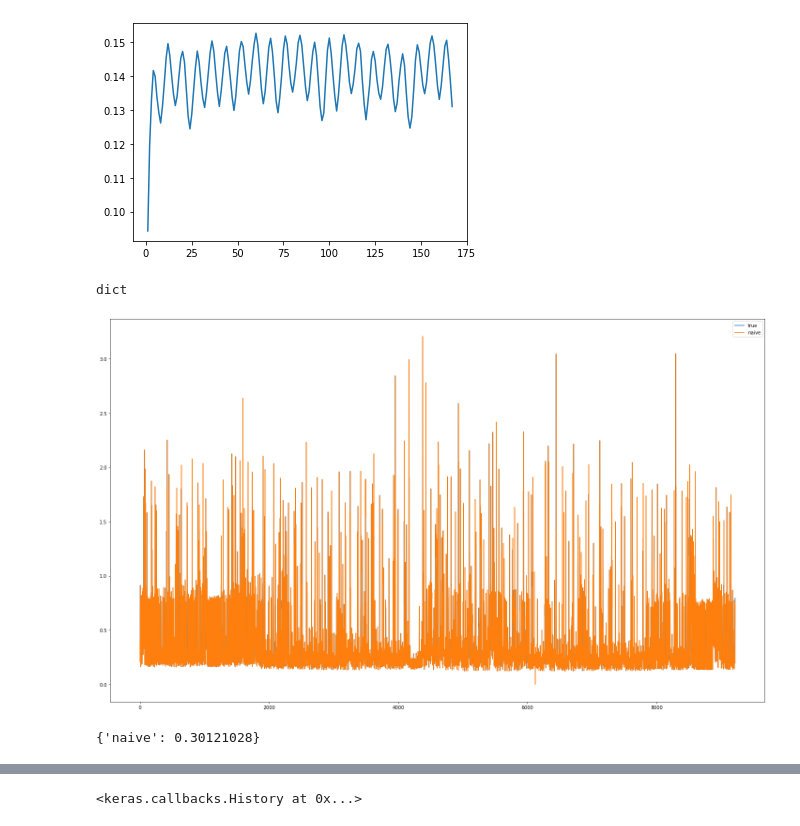
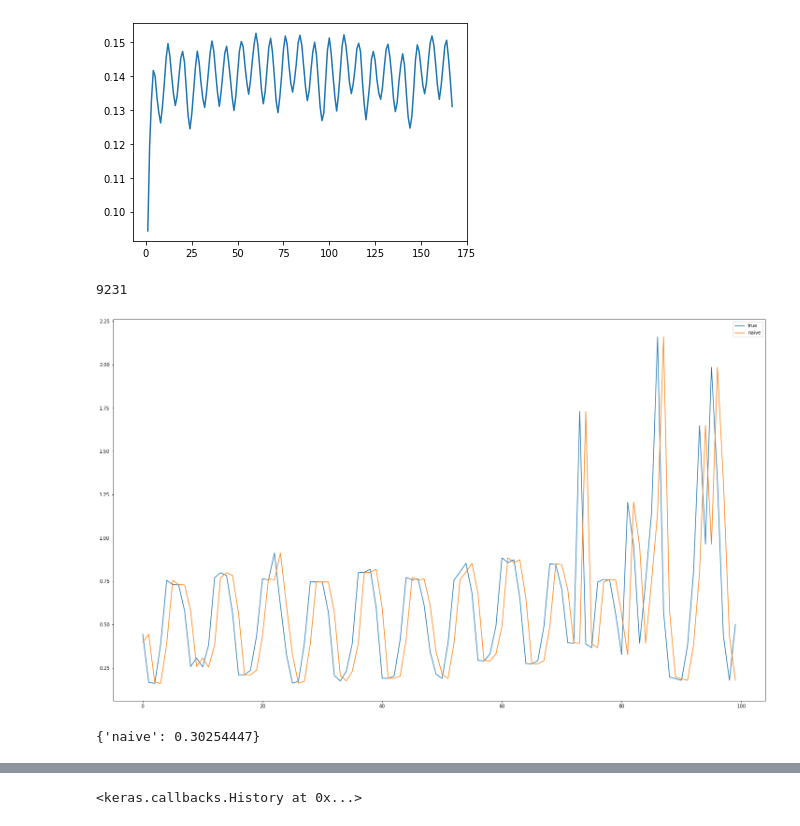
Before and after one commit to danbm94/masterthesis, a Jupyter notebook: thesis.ipynb, the cells around one changed output, grey strips where cells are left out. Cells and saved outputs as stored; diff of their text form; code cells hidden in the pictures.

```diff
--- a/thesis.ipynb
+++ b/thesis.ipynb
@@ -651,5 +650,5 @@ plot_pacf(energy,lags=24)
 # %%
-timesteps = 24 # parameter to tune, timesteps
+timesteps = 8 # parameter to tune, timesteps
 
 # The LSTM input layer must be 3D
 # Create the dataset with rolling window for the training set and test set
@@ -802,22 +801,22 @@ pred_test["true"]  = scaler.inverse_transform(y_test).flatten()
 # Also add the lagged persistence forecast
 pred_train["naive"] = scaler.inverse_transform(pred_naive[:len(y_train), :]).flatten()  # This is a good example of why the [a, b-1]
 pred_test["naive"]  = scaler.inverse_transform(pred_naive[len(y_train):, :]).flatten()  # indexing is convenient
-# %%
-type(pred_train)
-# %% [output]
-dict
+# %%
+len(pred_train['true'])
+# %% [output]
+9231
 # %%
-pd.DataFrame(pred_train).plot(figsize=(25,15))
+pd.DataFrame(pred_train).iloc[0:100,:].plot(figsize=(25,15))
 plt.show()
 # %% [output]
-[figure, old version]
+[figure, new version]
 # %%
 rmse_train["naive"] = rmse(pred_train["true"], pred_train["naive"])
 rmse_test["naive"]  = rmse(pred_test["true"],  pred_test["naive"])
 
 rmse_test
 # %% [output]
-{'naive': 0.30121028}
+{'naive': 0.30254447}
 # %%
 import keras
 from keras.models import Sequential
```
Also changed, not shown: parts of 30 cells of this notebook.
